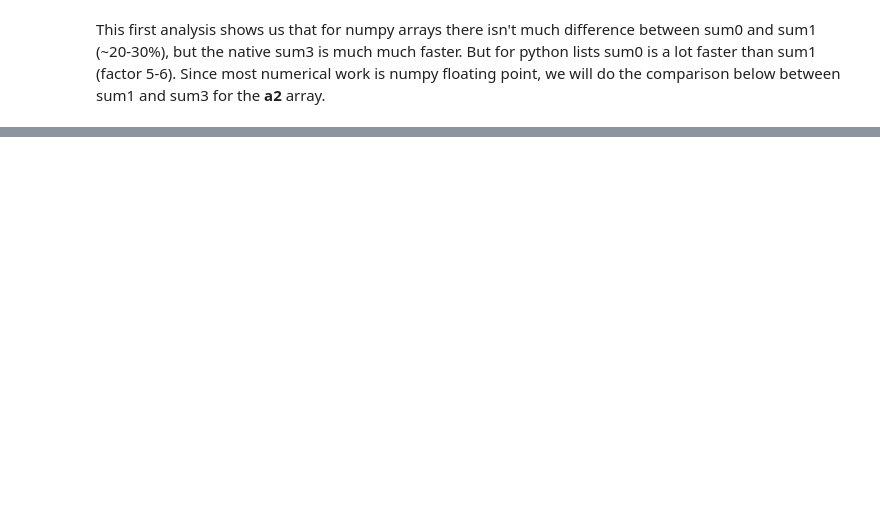
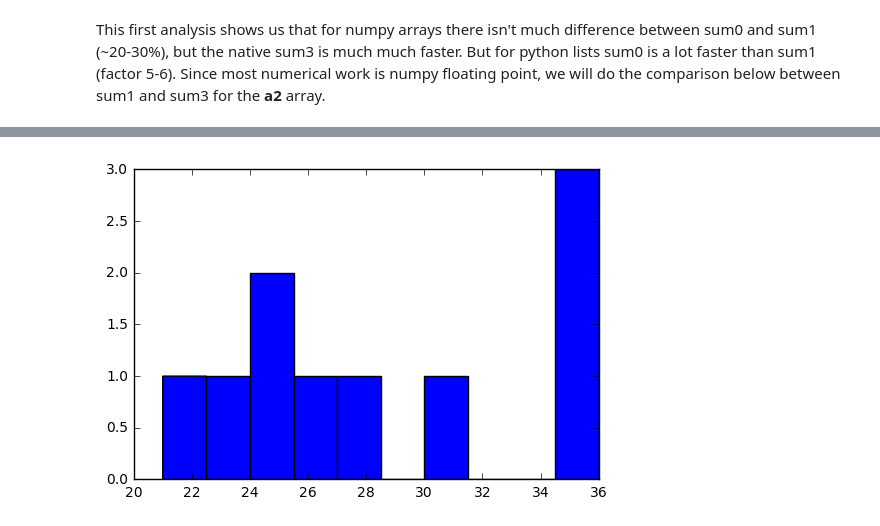
Before and after one commit to teuben/astr288p, a Jupyter notebook: homework/Homework-01_AAA.ipynb, the cells around one changed output, grey strips where cells are left out. Saved outputs shown, nothing was run; the diff lists cells and outputs as text; code cells hidden in the pictures; blank space fills up the shorter version.

```diff
--- a/homework/Homework-01_AAA.ipynb
+++ b/homework/Homework-01_AAA.ipynb
@@ -417,0 +419,5 @@ The first plot show better when we can trust the measurements, and how much pati
+# %%
+grades = [36,36,35,26,25,28,24,23,31,21]
+gh=plt.hist(grades,cumulative=False)
+# %% [output]
+[figure, added]
```
Also changed, not shown: parts of 9 cells of this notebook.
